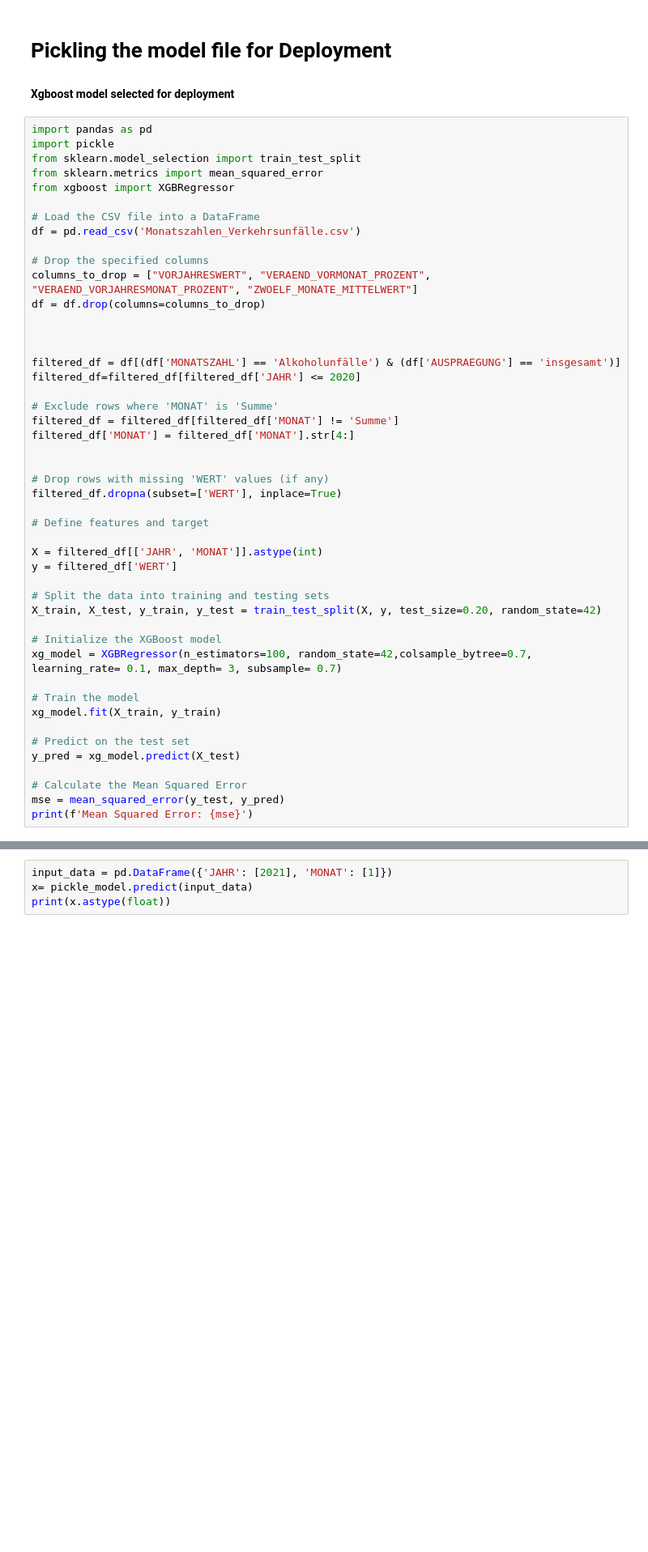
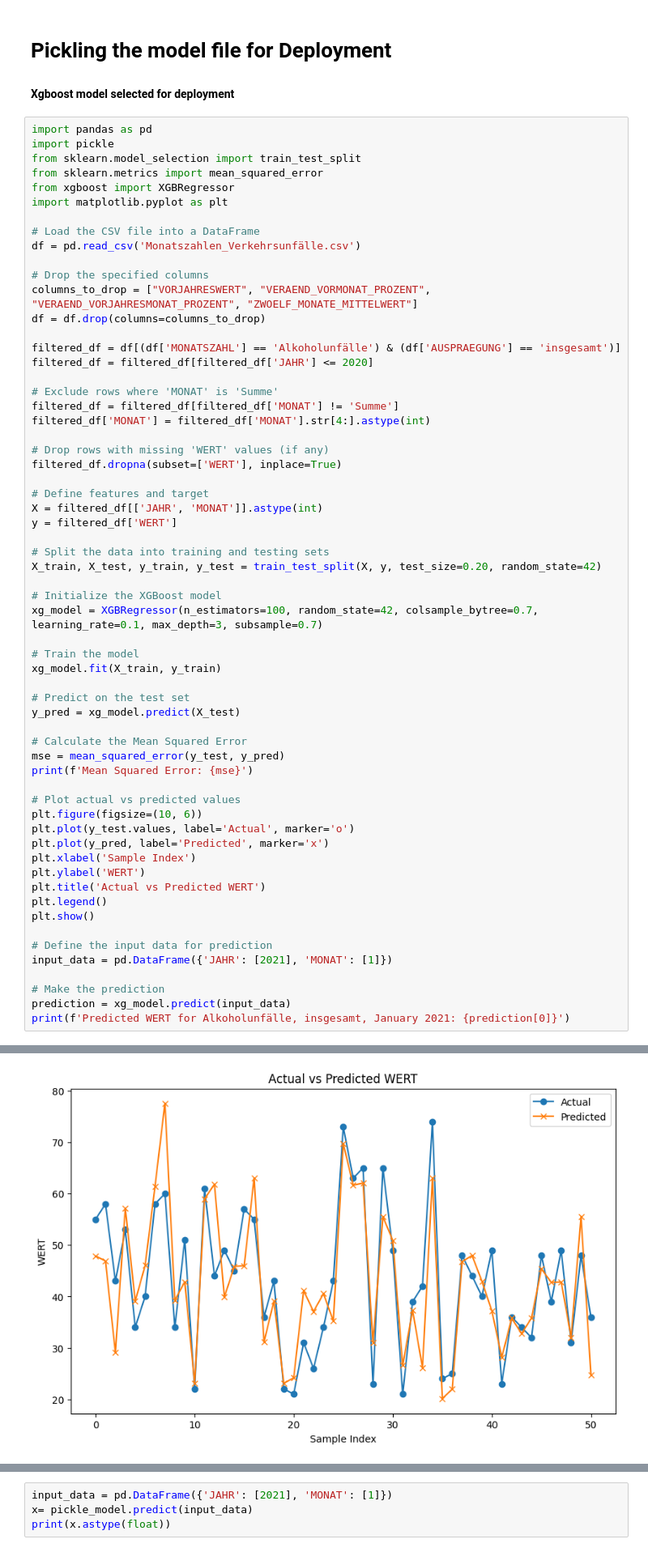
Before and after one commit to Wassey16/Digital_product_school_Ai_challange, a Jupyter notebook: ai_chalnge.ipynb, the cells around one changed output, grey strips where cells are left out. Shown at 81% size. Cells and saved outputs as stored; diff of their text form; blank space fills up the shorter version.

```diff
--- a/ai_chalnge.ipynb
+++ b/ai_chalnge.ipynb
@@ -415,6 +415,7 @@ import pickle
 from sklearn.model_selection import train_test_split
 from sklearn.metrics import mean_squared_error
 from xgboost import XGBRegressor
+import matplotlib.pyplot as plt
 
 # Load the CSV file into a DataFrame
 df = pd.read_csv('Monatszahlen_Verkehrsunfälle.csv')
@@ -423,38 +424,52 @@ df = pd.read_csv('Monatszahlen_Verkehrsunfälle.csv')
 columns_to_drop = ["VORJAHRESWERT", "VERAEND_VORMONAT_PROZENT", "VERAEND_VORJAHRESMONAT_PROZENT", "ZWOELF_MONATE_MITTELWERT"]
 df = df.drop(columns=columns_to_drop)
 
-
-
 filtered_df = df[(df['MONATSZAHL'] == 'Alkoholunfälle') & (df['AUSPRAEGUNG'] == 'insgesamt')]
-filtered_df=filtered_df[filtered_df['JAHR'] <= 2020]
+filtered_df = filtered_df[filtered_df['JAHR'] <= 2020]
 
 # Exclude rows where 'MONAT' is 'Summe'
 filtered_df = filtered_df[filtered_df['MONAT'] != 'Summe']
-filtered_df['MONAT'] = filtered_df['MONAT'].str[4:]
-
+filtered_df['MONAT'] = filtered_df['MONAT'].str[4:].astype(int)
 
 # Drop rows with missing 'WERT' values (if any)
 filtered_df.dropna(subset=['WERT'], inplace=True)
 
 # Define features and target
-
 X = filtered_df[['JAHR', 'MONAT']].astype(int)
 y = filtered_df['WERT']
 
 # Split the data into training and testing sets
 X_train, X_test, y_train, y_test = train_test_split(X, y, test_size=0.20, random_state=42)
 
 # Initialize the XGBoost model
-xg_model = XGBRegressor(n_estimators=100, random_state=42,colsample_bytree=0.7, learning_rate= 0.1, max_depth= 3, subsample= 0.7)
+xg_model = XGBRegressor(n_estimators=100, random_state=42, colsample_bytree=0.7, learning_rate=0.1, max_depth=3, subsample=0.7)
 
 # Train the model
 xg_model.fit(X_train, y_train)
 
 # Predict on the test set
 y_pred = xg_model.predict(X_test)
 
 # Calculate the Mean Squared Error
 mse = mean_squared_error(y_test, y_pred)
 print(f'Mean Squared Error: {mse}')
+
+# Plot actual vs predicted values
+plt.figure(figsize=(10, 6))
+plt.plot(y_test.values, label='Actual', marker='o')
+plt.plot(y_pred, label='Predicted', marker='x')
+plt.xlabel('Sample Index')
+plt.ylabel('WERT')
+plt.title('Actual vs Predicted WERT')
+plt.legend()
+plt.show()
+
+# Define the input data for prediction
+input_data = pd.DataFrame({'JAHR': [2021], 'MONAT': [1]})
+
+# Make the prediction
+prediction = xg_model.predict(input_data)
+print(f'Predicted WERT for Alkoholunfälle, insgesamt, January 2021: {prediction[0]}')
 # %% [output]
 Mean Squared Error: 56.81241084469302
+[figure, added]
```
Also changed, not shown: parts of 3 cells of this notebook, 2 other files.
